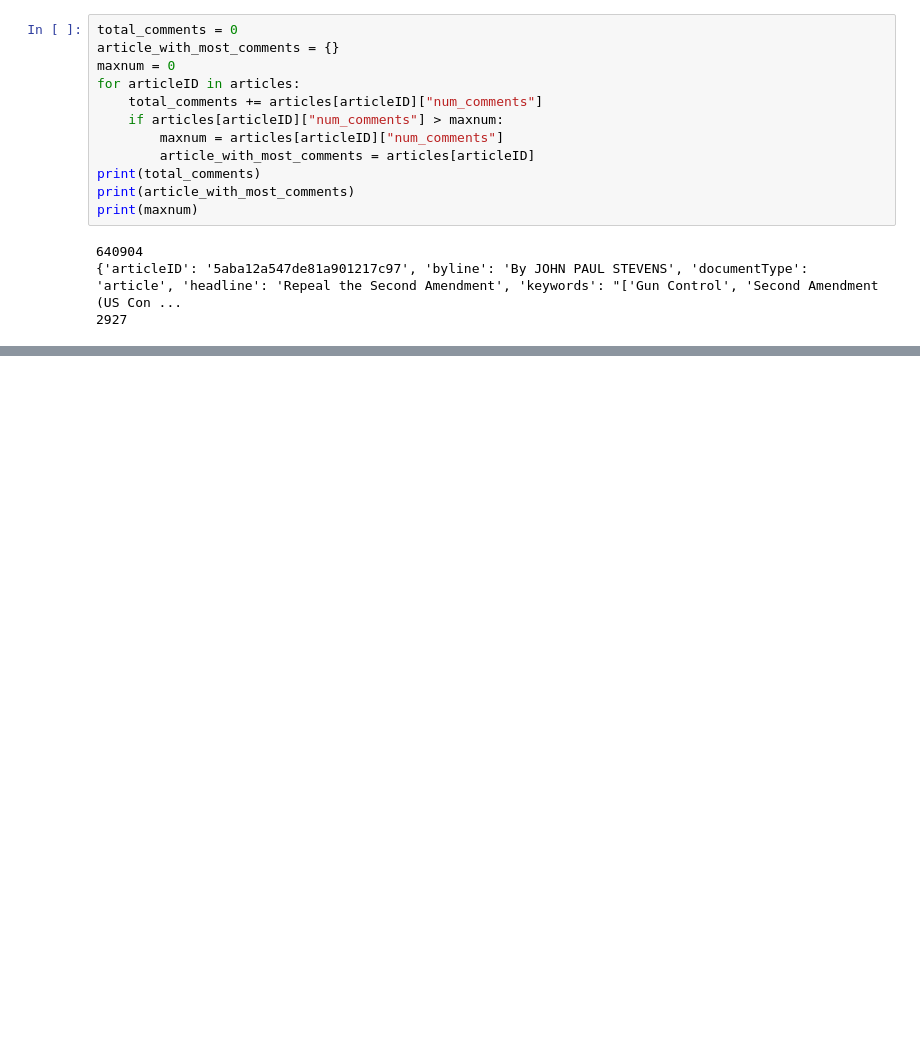
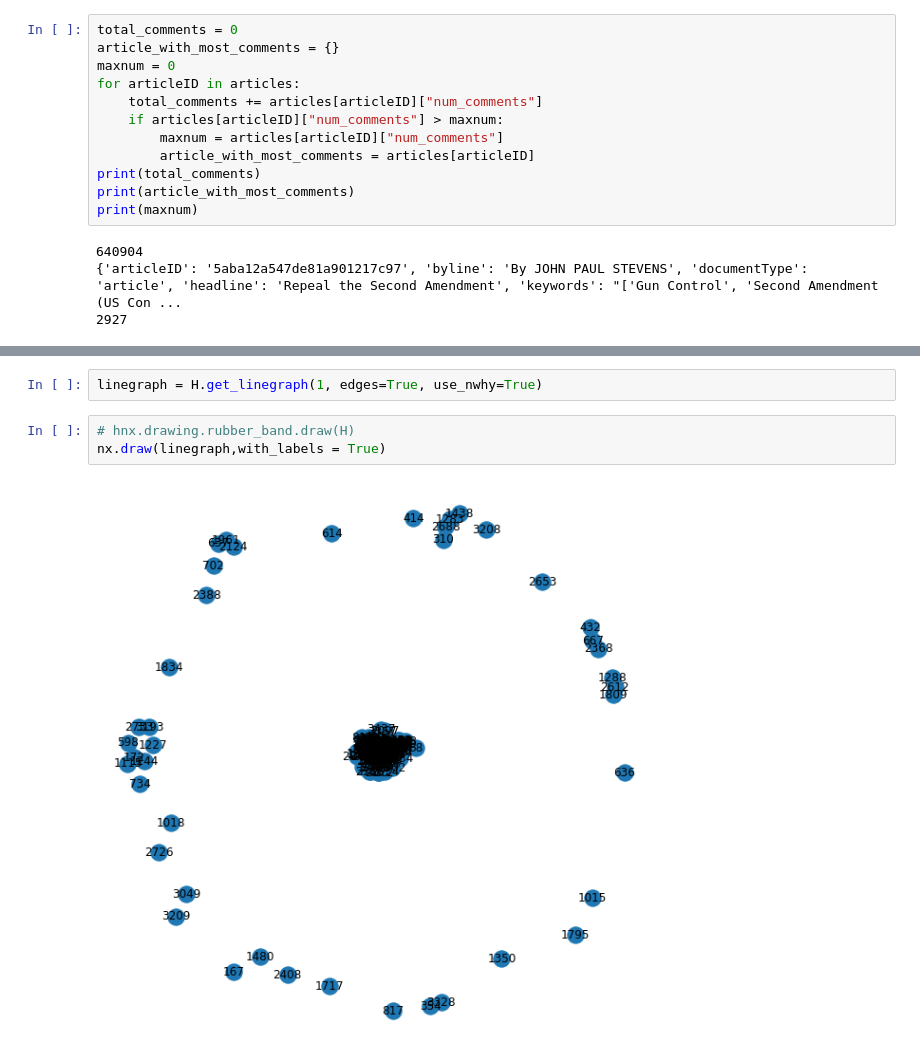
Before and after one commit to ahsun-tariq/591-newyork-times, a Jupyter notebook: project.ipynb, the cells around one changed output, grey strips where cells are left out. Saved outputs shown, nothing was run; the diff lists cells and outputs as text; blank space fills up the shorter version.

Commit message:
get line graph

```diff
--- a/project.ipynb
+++ b/project.ipynb
@@ -305,0 +299,7 @@ KeyboardInterrupt:
+# %%
+linegraph = H.get_linegraph(1, edges=True, use_nwhy=True)
+# %%
+# hnx.drawing.rubber_band.draw(H)
+nx.draw(linegraph,with_labels = True)
+# %% [output]
+[figure, added]
```
Also changed, not shown: parts of 23 cells of this notebook.
